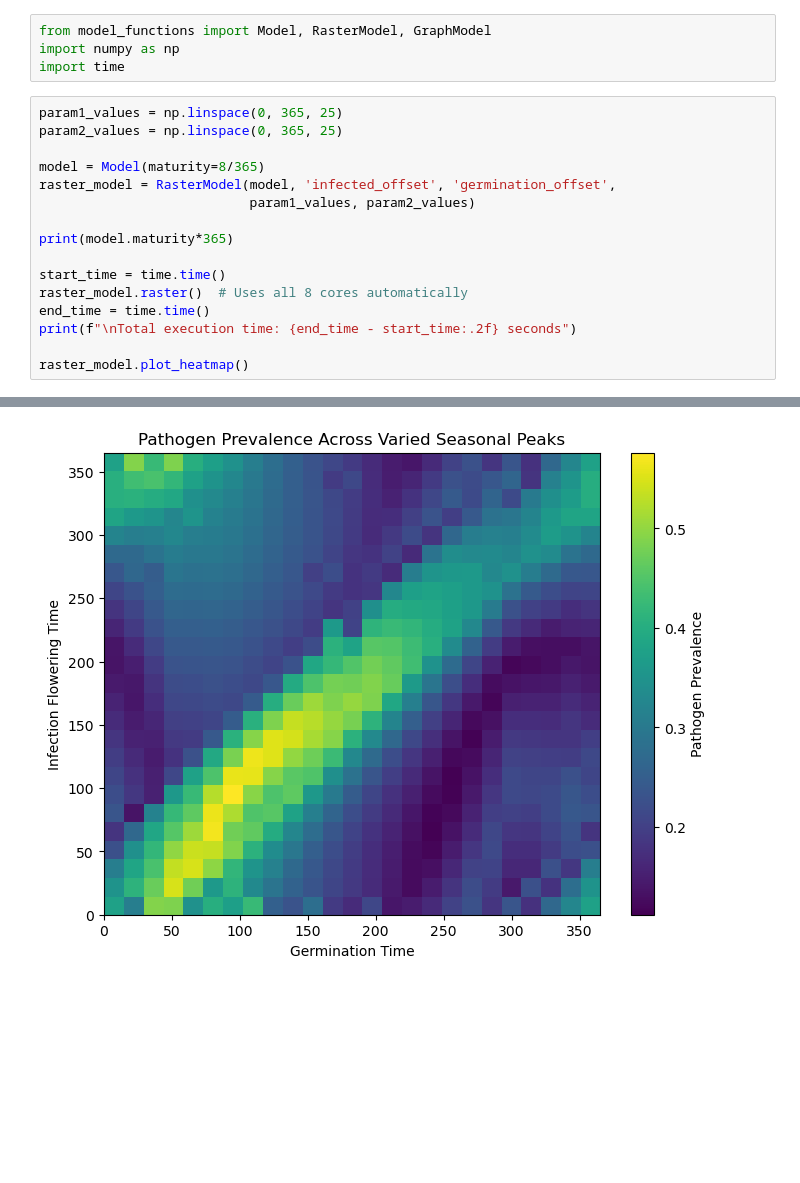
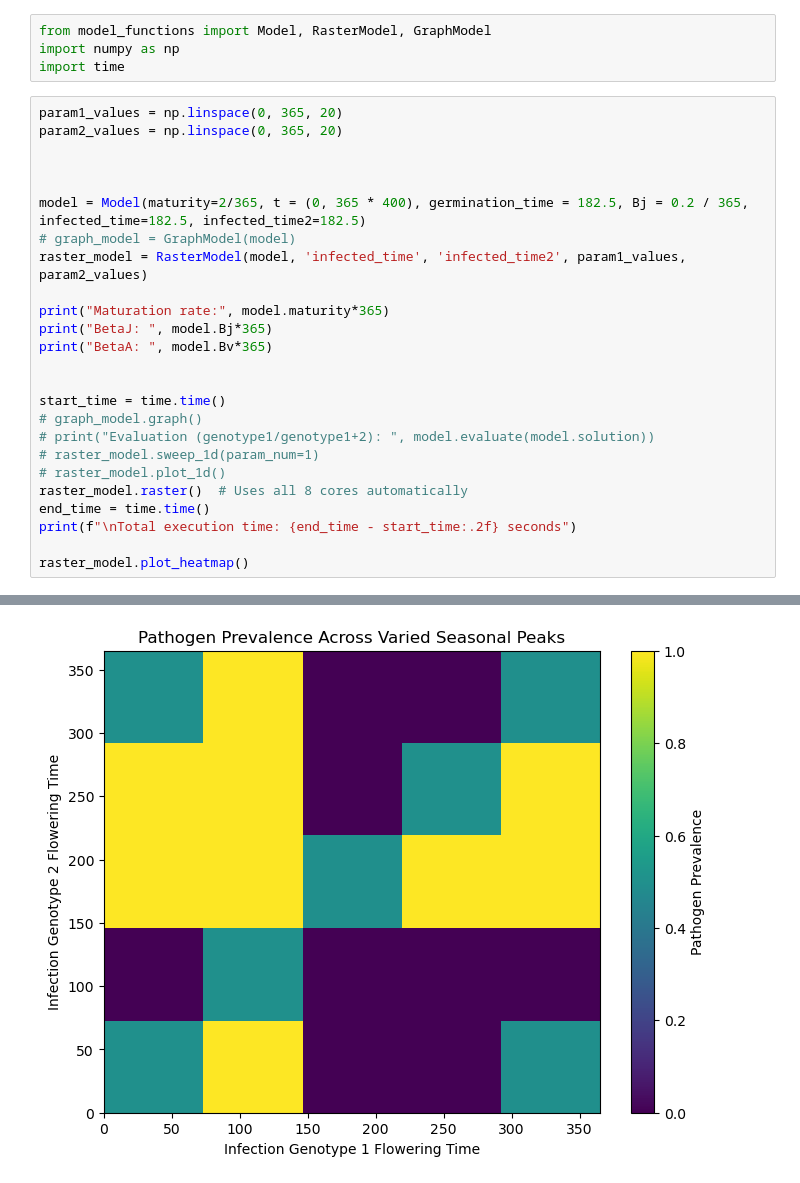
Before and after one commit to bds062/Host-Pathogen-Evolutionary-Dynamics-Model, a Jupyter notebook: call_functions.ipynb, the cells around one changed output, grey strips where cells are left out. Saved outputs shown, nothing was run; the diff lists cells and outputs as text; blank space fills up the shorter version.

Commit message:
better methods for final figures

```diff
--- a/call_functions.ipynb
+++ b/call_functions.ipynb
@@ -3,16 +3,25 @@ from model_functions import Model, RasterModel, GraphModel
 import numpy as np
 import time
 # %%
-param1_values = np.linspace(0, 365, 25)
-param2_values = np.linspace(0, 365, 25)
+param1_values = np.linspace(0, 365, 20)
+param2_values = np.linspace(0, 365, 20)
 
-model = Model(maturity=8/365)
-raster_model = RasterModel(model, 'infected_offset', 'germination_offset',
-                           param1_values, param2_values)
 
-print(model.maturity*365)
+
+model = Model(maturity=2/365, t = (0, 365 * 400), germination_time = 182.5, Bj = 0.2 / 365, infected_time=182.5, infected_time2=182.5)
+# graph_model = GraphModel(model)
+raster_model = RasterModel(model, 'infected_time', 'infected_time2', param1_values, param2_values)
+
+print("Maturation rate:", model.maturity*365)
+print("BetaJ: ", model.Bj*365)
+print("BetaA: ", model.Bv*365)
+
 
 start_time = time.time()
+# graph_model.graph()
+# print("Evaluation (genotype1/genotype1+2): ", model.evaluate(model.solution))
+# raster_model.sweep_1d(param_num=1)
+# raster_model.plot_1d()
 raster_model.raster()  # Uses all 8 cores automatically
 end_time = time.time()
 print(f"\nTotal execution time: {end_time - start_time:.2f} seconds")
@@ -39 +48 @@ Total execution time: 2735.47 seconds
-[figure, old version]
+[figure, new version]
```
Also changed, not shown: parts of 4 cells of this notebook, 2 other files.
